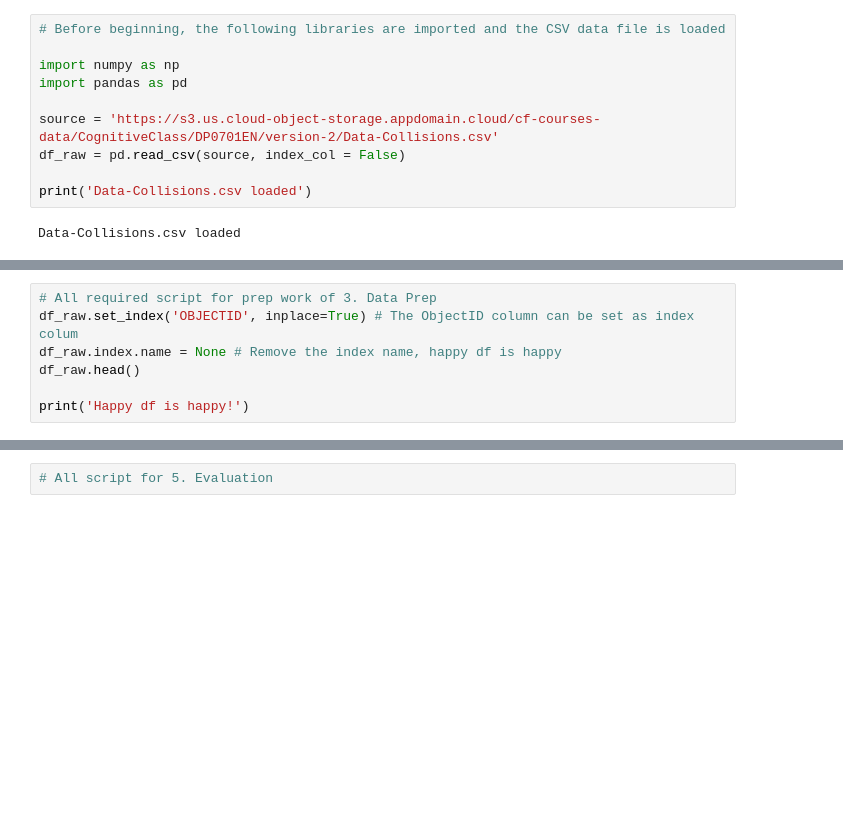
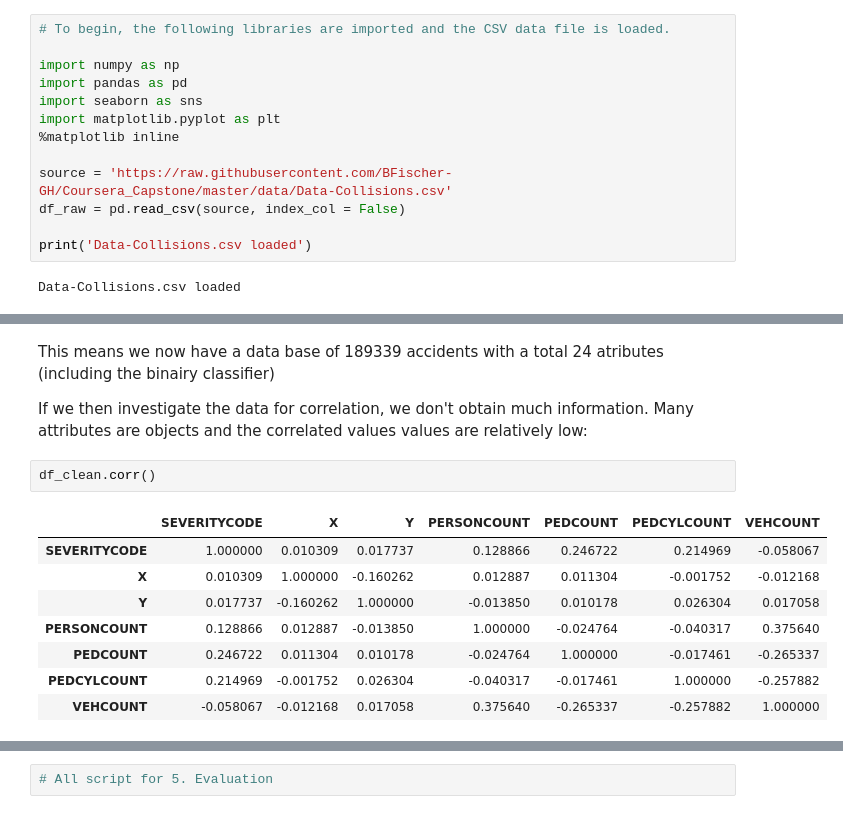
Before and after one commit to BFischer-GH/Coursera_Capstone, a Jupyter notebook: Coursera_Capstone.ipynb, the cells around one changed output, grey strips where cells are left out. Drawn from its saved outputs; the diff is of its cells as text; blank space fills up the shorter version.

```diff
--- a/Coursera_Capstone.ipynb
+++ b/Coursera_Capstone.ipynb
@@ -15,10 +34,13 @@ The first 5 steps will be shown below, the last step "6. Deployment" is this doc
 # %%
-# Before beginning, the following libraries are imported and the CSV data file is loaded
+# To begin, the following libraries are imported and the CSV data file is loaded.
 
 import numpy as np
 import pandas as pd
+import seaborn as sns
+import matplotlib.pyplot as plt
+%matplotlib inline
 
-source = 'https://s3.us.cloud-object-storage.appdomain.cloud/cf-courses-data/CognitiveClass/DP0701EN/version-2/Data-Collisions.csv'
+source = 'https://raw.githubusercontent.com/BFischer-GH/Coursera_Capstone/master/data/Data-Collisions.csv'
 df_raw = pd.read_csv(source, index_col = False)
 
 print('Data-Collisions.csv loaded')
@@ -45,7 +91,0 @@ All requirements to create the final dataset for modeling
-# %%
-# All required script for prep work of 3. Data Prep
-df_raw.set_index('OBJECTID', inplace=True) # The ObjectID column can be set as index colum
-df_raw.index.name = None # Remove the index name, happy df is happy
-df_raw.head()
-
-print('Happy df is happy!')
@@ -59,0 +144,15 @@ print('Happy df is happy!')
+# %% [markdown]
+This means we now have a data base of 189339 accidents with a total 24 atributes (including the binairy classifier)
+
+If we then investigate the data for correlation, we don't obtain much information. Many attributes are objects and the correlated values values are relatively low:
+# %%
+df_clean.corr()
+# %% [output]
+|  | SEVERITYCODE | X | Y | PERSONCOUNT | PEDCOUNT | PEDCYLCOUNT | VEHCOUNT |
+| SEVERITYCODE | 1.000000 | 0.010309 | 0.017737 | 0.128866 | 0.246722 | 0.214969 | -0.058067 |
+| X | 0.010309 | 1.000000 | -0.160262 | 0.012887 | 0.011304 | -0.001752 | -0.012168 |
+| Y | 0.017737 | -0.160262 | 1.000000 | -0.013850 | 0.010178 | 0.026304 | 0.017058 |
+| PERSONCOUNT | 0.128866 | 0.012887 | -0.013850 | 1.000000 | -0.024764 | -0.040317 | 0.375640 |
+| PEDCOUNT | 0.246722 | 0.011304 | 0.010178 | -0.024764 | 1.000000 | -0.017461 | -0.265337 |
+| PEDCYLCOUNT | 0.214969 | -0.001752 | 0.026304 | -0.040317 | -0.017461 | 1.000000 | -0.257882 |
+| VEHCOUNT | -0.058067 | -0.012168 | 0.017058 | 0.375640 | -0.265337 | -0.257882 | 1.000000 |
```
Also changed, not shown: parts of 24 cells of this notebook.
